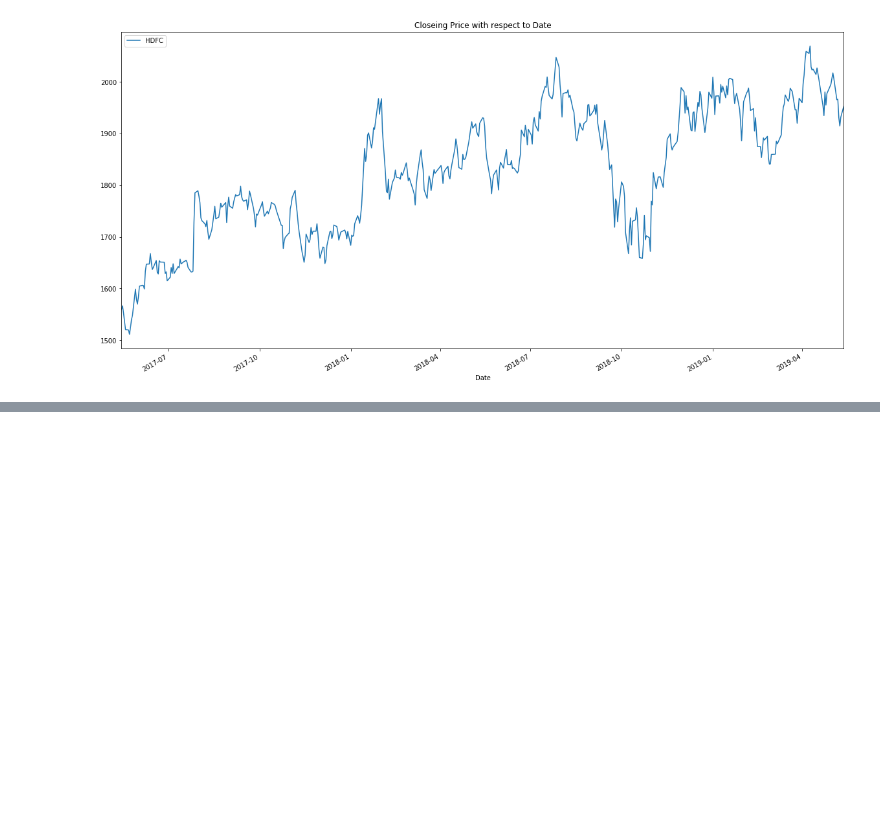
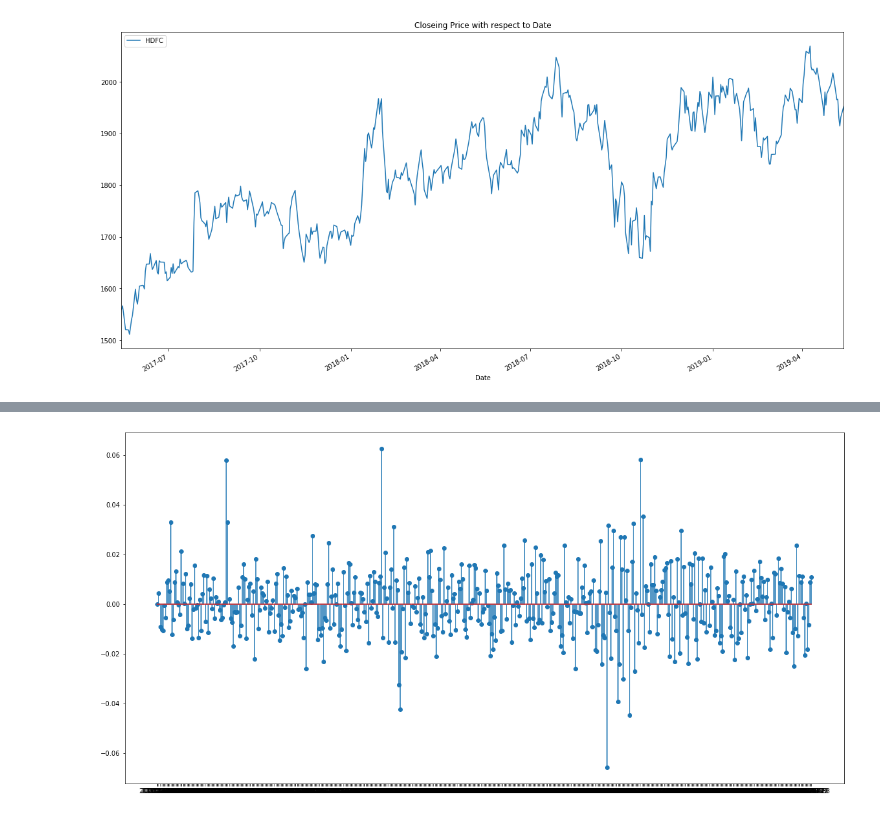
Before and after one commit to Rpythonista/Machine-Learning-Project-For-HDFC, a Jupyter notebook: ML_Internship_Module_2.ipynb, the cells around one changed output, grey strips where cells are left out. Cells and saved outputs as stored; diff of their text form; code cells hidden in the pictures; blank space fills up the shorter version.

```diff
--- a/ML_Internship_Module_2.ipynb
+++ b/ML_Internship_Module_2.ipynb
@@ -174,0 +195,6 @@ HDFC Bank is expected to report a double-digit profit, net interest income and
+# %%
+plt.figure(figsize=(20,10))
+plt.stem(data.Date,data['Day_Perc_Change'])
+plt.show()
+# %% [output]
+[figure, added]
```
Also changed, not shown: parts of 48 cells of this notebook, 2 other files.
